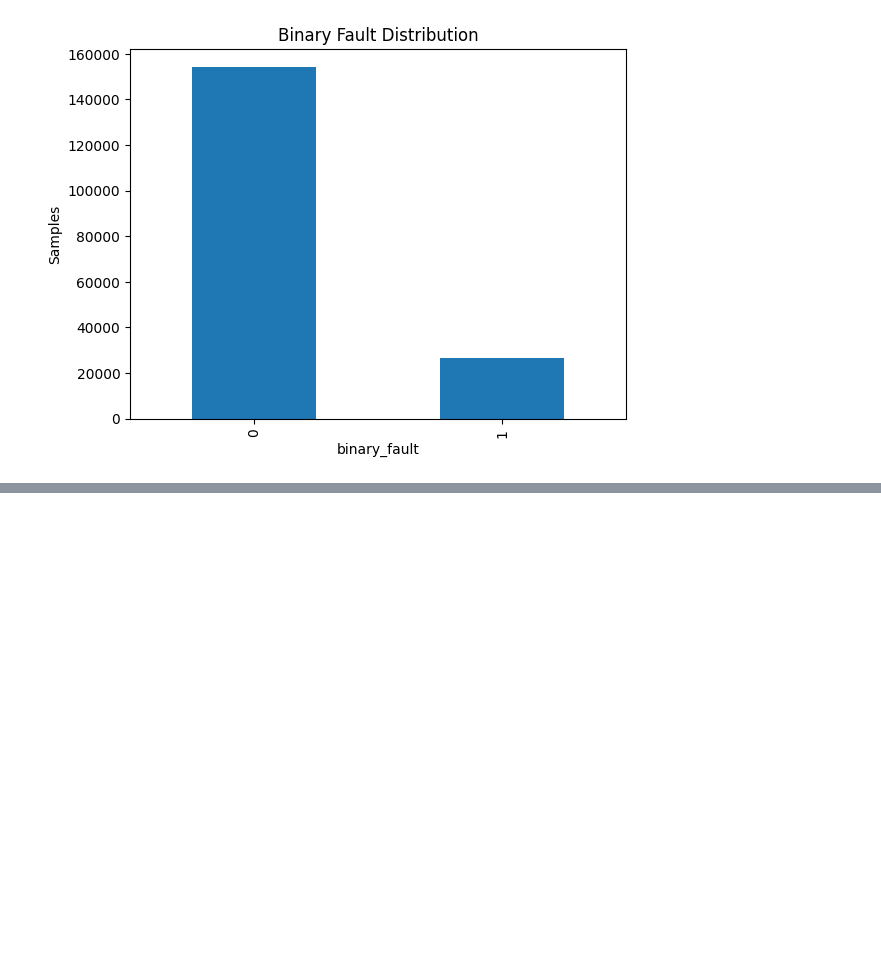
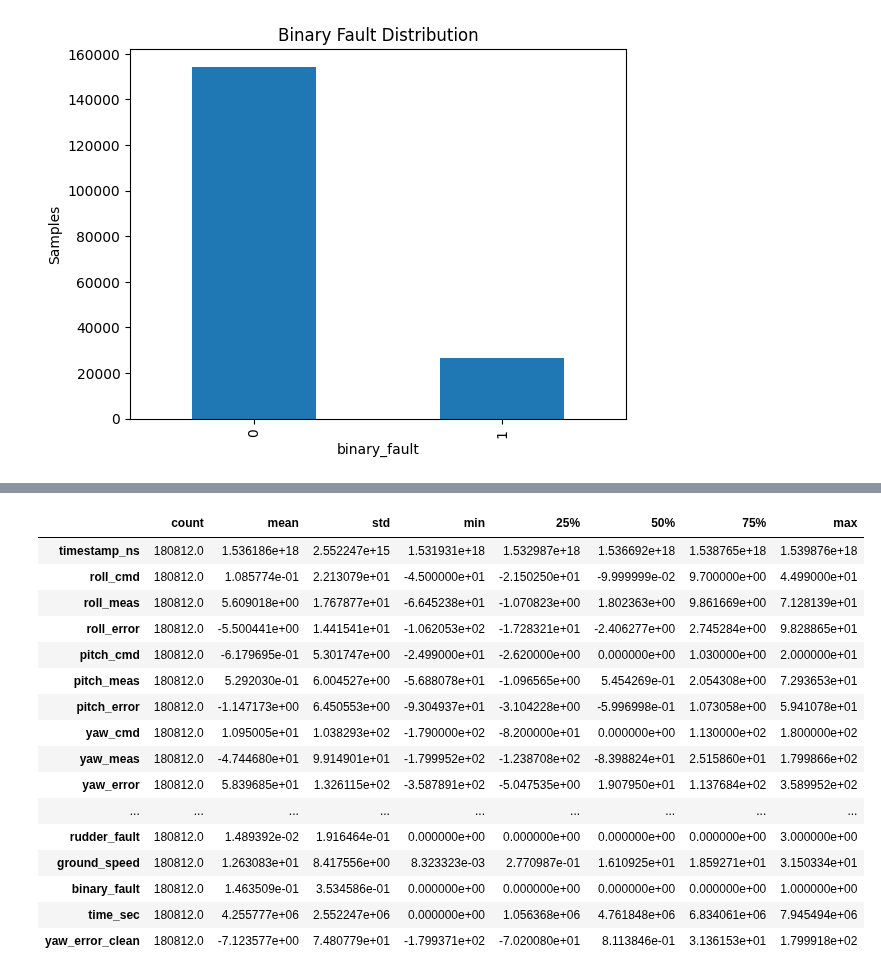
Before and after one commit to Lynn-Myat-Bhone/UAV-flight, a Jupyter notebook: src/data_quality.ipynb, the cells around one changed output, grey strips where cells are left out. Saved outputs shown, nothing was run; the diff lists cells and outputs as text; code cells hidden in the pictures; blank space fills up the shorter version.

```diff
--- a/src/data_quality.ipynb
+++ b/src/data_quality.ipynb
@@ -97,0 +281,20 @@ plt.show()
+# %%
+df.describe().T
+# %% [output]
+|  | count | mean | std | min | 25% | 50% | 75% | max |
+| timestamp_ns | 180812.0 | 1.536186e+18 | 2.552247e+15 | 1.531931e+18 | 1.532987e+18 | 1.536692e+18 | 1.538765e+18 | 1.539876e+18 |
+| roll_cmd | 180812.0 | 1.085774e-01 | 2.213079e+01 | -4.500000e+01 | -2.150250e+01 | -9.999999e-02 | 9.700000e+00 | 4.499000e+01 |
+| roll_meas | 180812.0 | 5.609018e+00 | 1.767877e+01 | -6.645238e+01 | -1.070823e+00 | 1.802363e+00 | 9.861669e+00 | 7.128139e+01 |
+| roll_error | 180812.0 | -5.500441e+00 | 1.441541e+01 | -1.062053e+02 | -1.728321e+01 | -2.406277e+00 | 2.745284e+00 | 9.828865e+01 |
+| pitch_cmd | 180812.0 | -6.179695e-01 | 5.301747e+00 | -2.499000e+01 | -2.620000e+00 | 0.000000e+00 | 1.030000e+00 | 2.000000e+01 |
+| pitch_meas | 180812.0 | 5.292030e-01 | 6.004527e+00 | -5.688078e+01 | -1.096565e+00 | 5.454269e-01 | 2.054308e+00 | 7.293653e+01 |
+| pitch_error | 180812.0 | -1.147173e+00 | 6.450553e+00 | -9.304937e+01 | -3.104228e+00 | -5.996998e-01 | 1.073058e+00 | 5.941078e+01 |
+| yaw_cmd | 180812.0 | 1.095005e+01 | 1.038293e+02 | -1.790000e+02 | -8.200000e+01 | 0.000000e+00 | 1.130000e+02 | 1.800000e+02 |
+| yaw_meas | 180812.0 | -4.744680e+01 | 9.914901e+01 | -1.799952e+02 | -1.238708e+02 | -8.398824e+01 | 2.515860e+01 | 1.799866e+02 |
+| yaw_error | 180812.0 | 5.839685e+01 | 1.326115e+02 | -3.587891e+02 | -5.047535e+00 | 1.907950e+01 | 1.137684e+02 | 3.589952e+02 |
+| ... | ... | ... | ... | ... | ... | ... | ... | ... |
+| rudder_fault | 180812.0 | 1.489392e-02 | 1.916464e-01 | 0.000000e+00 | 0.000000e+00 | 0.000000e+00 | 0.000000e+00 | 3.000000e+00 |
+| ground_speed | 180812.0 | 1.263083e+01 | 8.417556e+00 | 8.323323e-03 | 2.770987e-01 | 1.610925e+01 | 1.859271e+01 | 3.150334e+01 |
+| binary_fault | 180812.0 | 1.463509e-01 | 3.534586e-01 | 0.000000e+00 | 0.000000e+00 | 0.000000e+00 | 0.000000e+00 | 1.000000e+00 |
+| time_sec | 180812.0 | 4.255777e+06 | 2.552247e+06 | 0.000000e+00 | 1.056368e+06 | 4.761848e+06 | 6.834061e+06 | 7.945494e+06 |
+| yaw_error_clean | 180812.0 | -7.123577e+00 | 7.480779e+01 | -1.799371e+02 | -7.020080e+01 | 8.113846e-01 | 3.136153e+01 | 1.799918e+02 |
```
Also changed, not shown: parts of 9 cells of this notebook.
